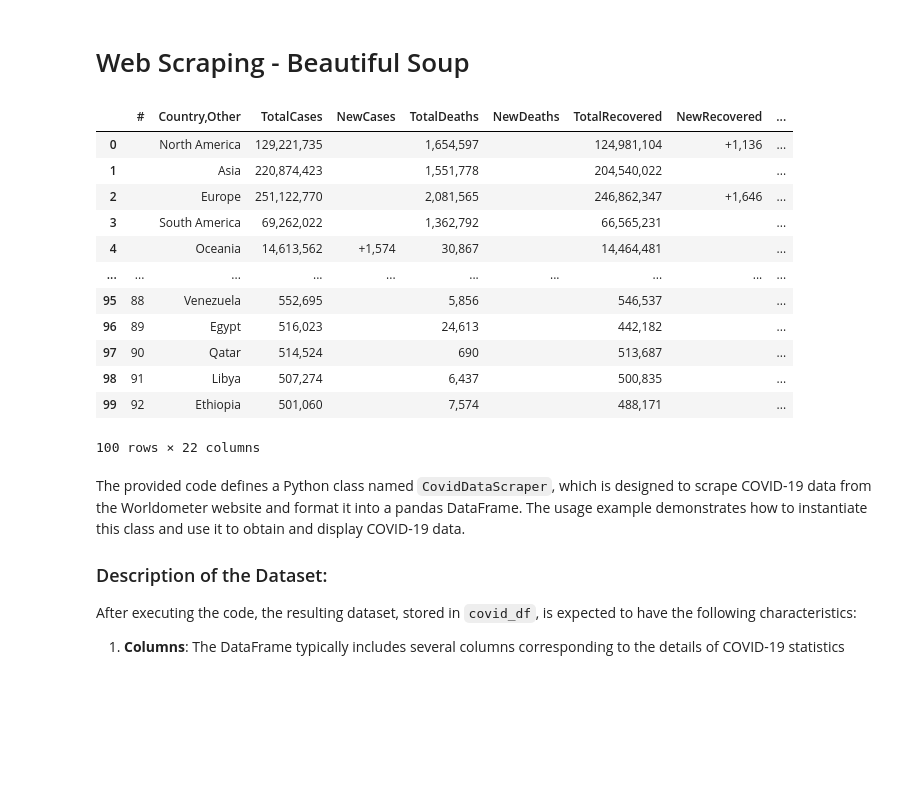
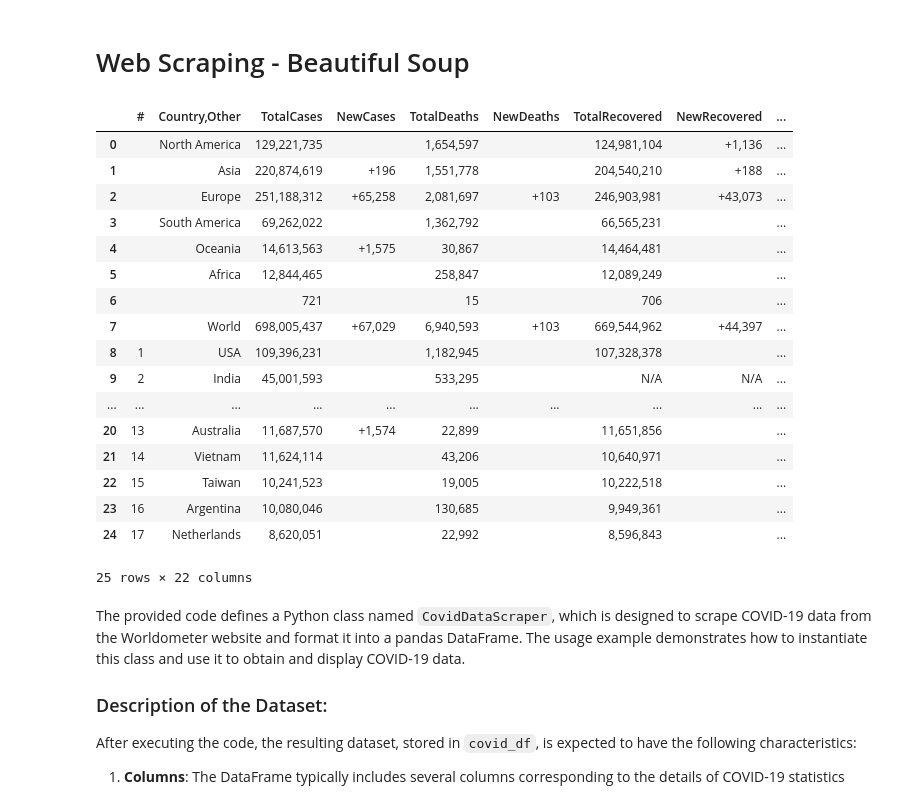
Before and after one commit to kguruchandrak/Web-Scraping, a Jupyter notebook: WEB_Scraping_Project.ipynb, the cells around one changed output. Drawn from its saved outputs; the diff is of its cells as text; code cells hidden in the pictures; blank space fills up the shorter version.

```diff
--- a/WEB_Scraping_Project.ipynb
+++ b/WEB_Scraping_Project.ipynb
@@ -119,33 +119,38 @@ After executing the code, the resulting dataset, stored in `season_df`, is a pan
 # %%
 # Import the class CovidDataScraper class from the custom module
 # The module is located in the src/Web_Scraping_Python/Web_Scraping_BeautifullSoap directory
 import src.Web_Scraping_Python.Web_Scraping_BeautifulSoup as bs
 
 # Creating an instance of the CovidDataScraper class
 # This class is designed to scrape COVID-19 data from the Worldometer website.
-scraper = bs.CovidDataScraper()
+scraperBS = bs.CovidDataScraper()
 
 # Fetching the COVID-19 data using the get_data method of the scraper instance.
 # The get_data method internally fetches the HTML content from the Worldometer website
 # and parses it to extract and structure the COVID-19 data into a pandas DataFrame.
-covid_df = scraper.get_data()
+covid_df = scraperBS.get_data()
 
 # Printing the first 100 rows of the DataFrame to the console.
 # This provides a preview of the COVID-19 data that has been scraped and structured.
 # The DataFrame typically contains information about COVID-19 cases, deaths, recoveries, etc.,
 # for various countries and regions, as reported on the Worldometer website.
-covid_df.head(100)  # Display the first few rows of the DataFrame
+covid_df.head(25)  # Display the first few rows of the DataFrame
 # %% [output]
 |  | # | Country,Other | TotalCases | NewCases | TotalDeaths | NewDeaths | TotalRecovered | NewRecovered | ... |
 | 0 |  | North America | 129,221,735 |  | 1,654,597 |  | 124,981,104 | +1,136 | ... |
-| 1 |  | Asia | 220,874,423 |  | 1,551,778 |  | 204,540,022 |  | ... |
-| 2 |  | Europe | 251,122,770 |  | 2,081,565 |  | 246,862,347 | +1,646 | ... |
+| 1 |  | Asia | 220,874,619 | +196 | 1,551,778 |  | 204,540,210 | +188 | ... |
+| 2 |  | Europe | 251,188,312 | +65,258 | 2,081,697 | +103 | 246,903,981 | +43,073 | ... |
 | 3 |  | South America | 69,262,022 |  | 1,362,792 |  | 66,565,231 |  | ... |
-| 4 |  | Oceania | 14,613,562 | +1,574 | 30,867 |  | 14,464,481 |  | ... |
+| 4 |  | Oceania | 14,613,563 | +1,575 | 30,867 |  | 14,464,481 |  | ... |
+| 5 |  | Africa | 12,844,465 |  | 258,847 |  | 12,089,249 |  | ... |
+| 6 |  |  | 721 |  | 15 |  | 706 |  | ... |
+| 7 |  | World | 698,005,437 | +67,029 | 6,940,593 | +103 | 669,544,962 | +44,397 | ... |
+| 8 | 1 | USA | 109,396,231 |  | 1,182,945 |  | 107,328,378 |  | ... |
+| 9 | 2 | India | 45,001,593 |  | 533,295 |  | N/A | N/A | ... |
 | ... | ... | ... | ... | ... | ... | ... | ... | ... | ... |
-| 95 | 88 | Venezuela | 552,695 |  | 5,856 |  | 546,537 |  | ... |
-| 96 | 89 | Egypt | 516,023 |  | 24,613 |  | 442,182 |  | ... |
-| 97 | 90 | Qatar | 514,524 |  | 690 |  | 513,687 |  | ... |
-| 98 | 91 | Libya | 507,274 |  | 6,437 |  | 500,835 |  | ... |
-| 99 | 92 | Ethiopia | 501,060 |  | 7,574 |  | 488,171 |  | ... |
+| 20 | 13 | Australia | 11,687,570 | +1,574 | 22,899 |  | 11,651,856 |  | ... |
+| 21 | 14 | Vietnam | 11,624,114 |  | 43,206 |  | 10,640,971 |  | ... |
+| 22 | 15 | Taiwan | 10,241,523 |  | 19,005 |  | 10,222,518 |  | ... |
+| 23 | 16 | Argentina | 10,080,046 |  | 130,685 |  | 9,949,361 |  | ... |
+| 24 | 17 | Netherlands | 8,620,051 |  | 22,992 |  | 8,596,843 |  | ... |
-100 rows × 22 columns
+25 rows × 22 columns
```
Also changed, not shown: parts of 10 cells of this notebook, 2 other files.
